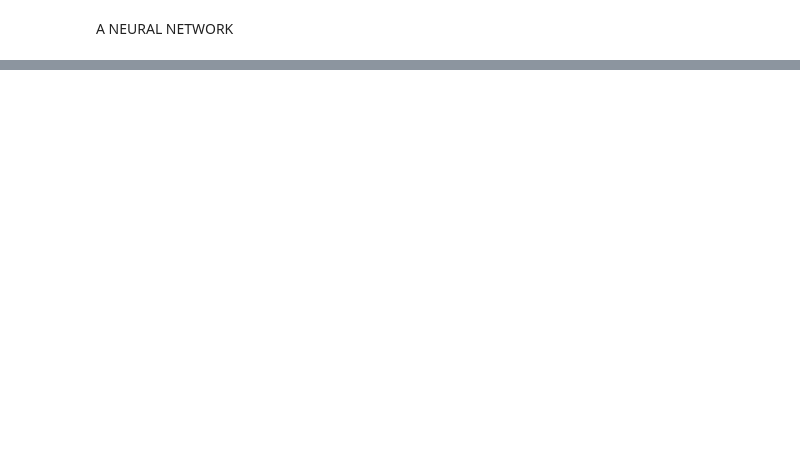
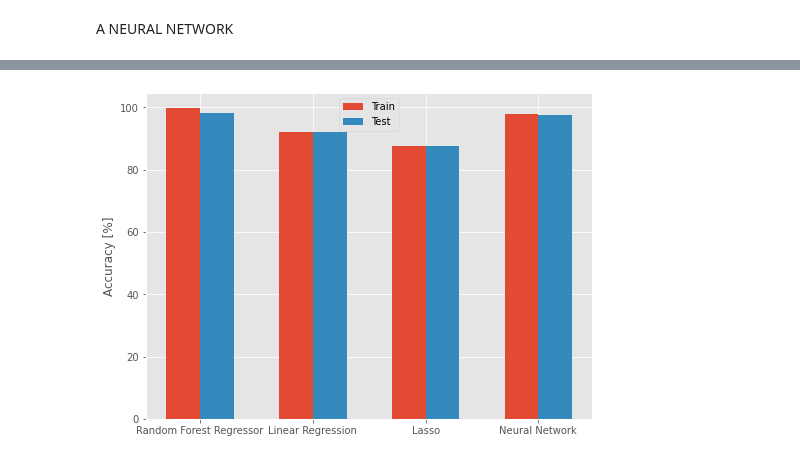
Before and after one commit to K-Domar/MyRepo, a Jupyter notebook: Diamond_MachineLearning.ipynb, the cells around one changed output, grey strips where cells are left out. Saved outputs shown, nothing was run; the diff lists cells and outputs as text; code cells hidden in the pictures; blank space fills up the shorter version.

```diff
--- a/Diamond_MachineLearning.ipynb
+++ b/Diamond_MachineLearning.ipynb
@@ -329,0 +330,22 @@ plt.show()
+# %%
+#Summary
+
+labels = ['Random Forest Regressor', 'Linear Regression', 'Lasso', 'Neural Network']
+accuracy_train = [rf.score(X_train,y_train)*100, lr.score(X_train,y_train)*100, lasso.score(X_train,y_train)*100, scores_train[1]*100]
+accuracy_test = [rf.score(X_test,y_test)*100, lr.score(X_test,y_test)*100, lasso.score(X_test,y_test)*100, scores_test[1]*100]
+x = np.arange(len(labels))  # the label locations
+width = 0.3  # the width of the bars
+
+fig, ax = plt.subplots()
+rects1 = ax.bar(x - width/2, accuracy_train, width, label='Train')
+rects2 = ax.bar(x + width/2, accuracy_test, width, label='Test')
+
+# Add some text for labels, title and custom x-axis tick labels, etc.
+ax.set_ylabel('Accuracy [%]')
+ax.set_xticks(x)
+ax.set_xticklabels(labels)
+ax.legend()
+
+plt.show()
+# %% [output]
+[figure, added]
```
Also changed, not shown: parts of 7 cells of this notebook.
